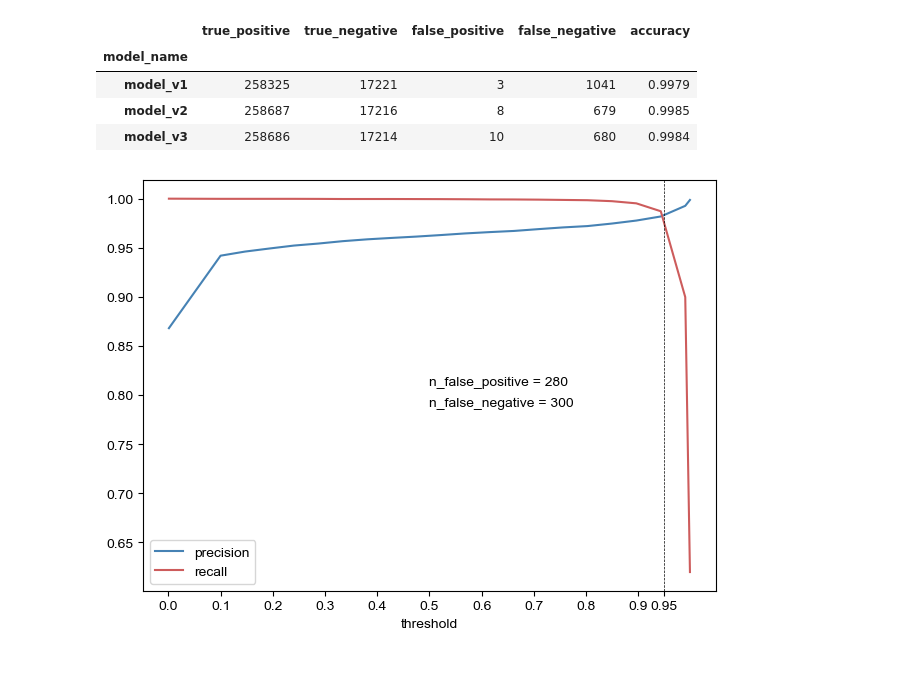
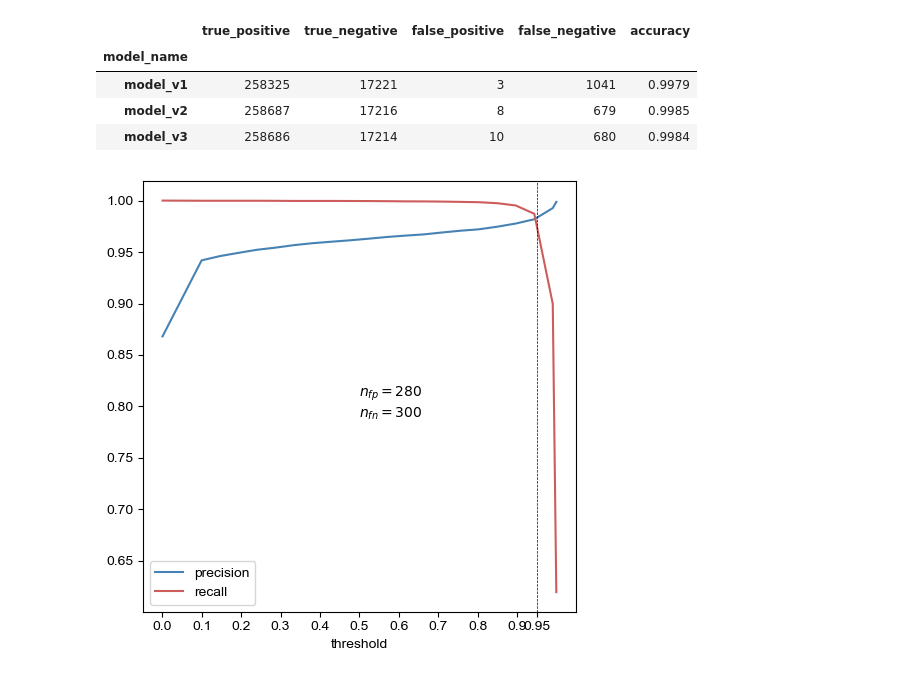
Before and after one commit to pipparichter/frugal, a Jupyter notebook: notebooks/results-1.ipynb, the cells around one changed output. Drawn from its saved outputs; the diff is of its cells as text; code cells hidden in the pictures.

Commit message:
forgot to scale graph

```diff
--- a/notebooks/results-1.ipynb
+++ b/notebooks/results-1.ipynb
@@ -27,6 +45,9 @@ def save_table(df:pd.DataFrame, path:str=None):
 # %%
-test_results_df = pd.read_csv('../data/results/dataset_test_predict.csv', index_col=0)
+test_results_df = pd.read_csv('../data/results/dataset_test_predict.csv', index_col=0).assign(dataset='test')
 test_results_df = test_results_df.merge(pd.read_csv('../data/datasets/dataset_test.csv', index_col=0), left_index=True, right_index=True, how='left')
 
-train_results_df = pd.read_csv('../data/results/dataset_train_predict.csv', index_col=0)
+train_results_df = pd.read_csv('../data/results/dataset_train_predict.csv', index_col=0).assign(dataset='train')
 train_results_df = train_results_df.merge(pd.read_csv('../data/datasets/dataset_train.csv', index_col=0), left_index=True, right_index=True, how='left')
+
+results_df = pd.concat([train_results_df, test_results_df])
+results_df['length'] = results_df.seq.apply(len)
@@ -70,38 +88,40 @@ train_results_df = train_results_df.rename(columns={col:col.replace(model_name,
 test_results_df = test_results_df.rename(columns={col:col.replace(model_name, 'model') for col in test_results_df.columns})
 results_df = results_df.rename(columns={col:col.replace(model_name, 'model') for col in results_df.columns})
 # %%
-def figure(results_df, threshold:float=0.99):
+def figure(results_df, threshold:float=0.95, label:int=1):
 
-    min_threshold = results_df.model_output_0.min() + 1e-3
-    max_threshold = results_df.model_output_0.max() - 1e-3
+    min_threshold = results_df[f'model_output_{label}'].min() + 1e-3
+    max_threshold = results_df[f'model_output_{label}'].max() - 1e-3
 
     thresholds = [min_threshold] + list(np.linspace(0.1, 0.99, 20)) + [max_threshold]
     ax_df = pd.DataFrame(index=np.arange(len(thresholds)))
     ax_df['threshold'] = thresholds
-    ax_df['precision'] = [precision(results_df, class_=0, threshold=threshold) for threshold in thresholds]
-    ax_df['recall'] = [recall(results_df, class_=0, threshold=threshold) for threshold in thresholds]
+    ax_df['precision'] = [precision(results_df, label=label, threshold=threshold) for threshold in thresholds]
+    ax_df['recall'] = [recall(results_df, label=label, threshold=threshold) for threshold in thresholds]
 
-    fig, ax = plt.subplots()
+    fig, ax = plt.subplots(figsize=(5, 5))
 
     sns.lineplot(data=ax_df, ax=ax, x='threshold', y='precision', label='precision', color='steelblue')
     sns.lineplot(data=ax_df, ax=ax, x='threshold', y='recall', label='recall', color='indianred')
     ax.axvline(threshold, color='black', linewidth=0.5, linestyle='--')
 
-    n_fn = ((results_df.model_output_0 > threshold) & (results_df.label == 1)).sum()
-    n_fp = ((results_df.model_output_0 <= threshold) & (results_df.label == 0)).sum()
-    ax.text(0.5, 0.5, f'n_false_positive = {n_fp}', transform=ax.transAxes)
-    ax.text(0.5, 0.45, f'n_false_negative = {n_fn}', transform=ax.transAxes)
+    results_df['model_label'] = np.where(results_df[f'model_output_{label}'] > threshold, label, int(not label))
+    n_fn = ((results_df.model_label == 0) & (results_df.label == 1)).sum()
+    n_fp = ((results_df.model_label == 1) & (results_df.label == 0)).sum()
+    ax.text(0.5, 0.5, '$n_{fp} = $' + f'${n_fp}$', transform=ax.transAxes)
+    ax.text(0.5, 0.45, '$n_{fn} = $' + f'${n_fn}$', transform=ax.transAxes)
 
     ax.set_ylabel('')
     x_ticks = sorted(list(np.arange(10) / 10) + [threshold])
     ax.set_xticks(x_ticks, labels=x_ticks)
 
     fig.tight_layout()
     plt.show()
 
-figure(results_df, threshold=0.95)
+# figure(results_df, threshold=0.7, label=1)
+figure(results_df, threshold=0.95, label=0)
 # %% [output]
-[figure, old version]
+[figure, new version]
 # %%
 threshold = 0.95
 results_df['model_label'] = np.where(results_df.model_output_0 > threshold, 0, 1)
```
Also changed, not shown: parts of 32 cells of this notebook, 7 other files.
